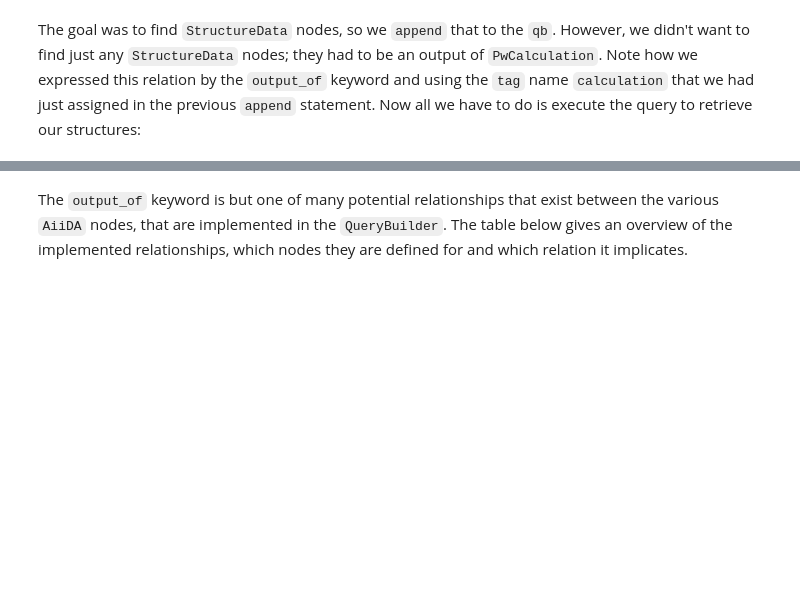
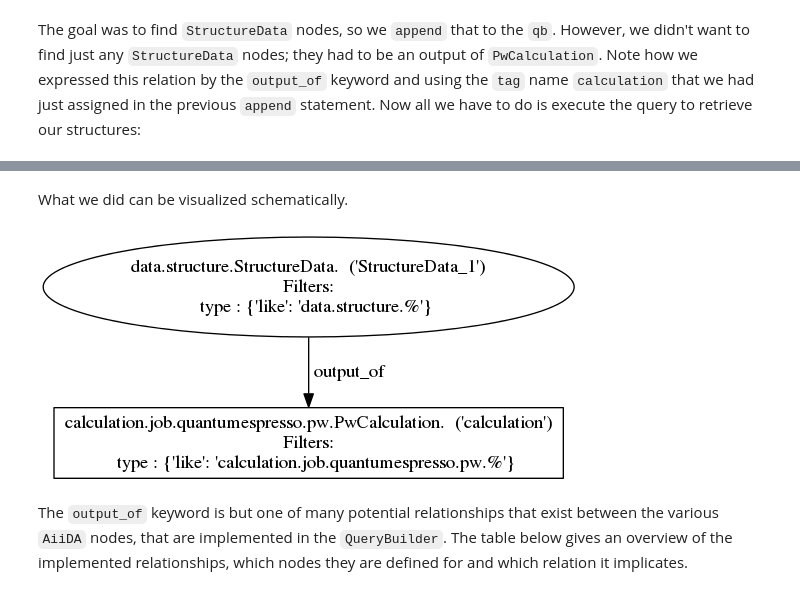
Before and after one commit to aiidateam/aiida_demos, a Jupyter notebook: tutorial/full/querybuilder.ipynb, the cells around one changed output, grey strips where cells are left out. Cells and saved outputs as stored; diff of their text form; code cells hidden in the pictures; blank space fills up the shorter version.

```diff
--- a/tutorial/full/querybuilder.ipynb
+++ b/tutorial/full/querybuilder.ipynb
@@ -252,3 +383,10 @@ qb.all()
+# %% [markdown]
+What we did can be visualized schematically.
+# %%
+generate_query_graph(qb.get_json_compatible_queryhelp(), 'query1.png')
+Image(filename='query1.png')
+# %% [output]
+[figure, added]
 # %% [markdown]
 The `output_of` keyword is but one of many potential relationships that exist between the various `AiiDA` nodes, that are implemented in the `QueryBuilder`. The table below gives an overview of the implemented relationships, which nodes they are defined for and which relation it implicates.
 # %% [markdown]
```
Also changed, not shown: parts of 35 cells of this notebook.
